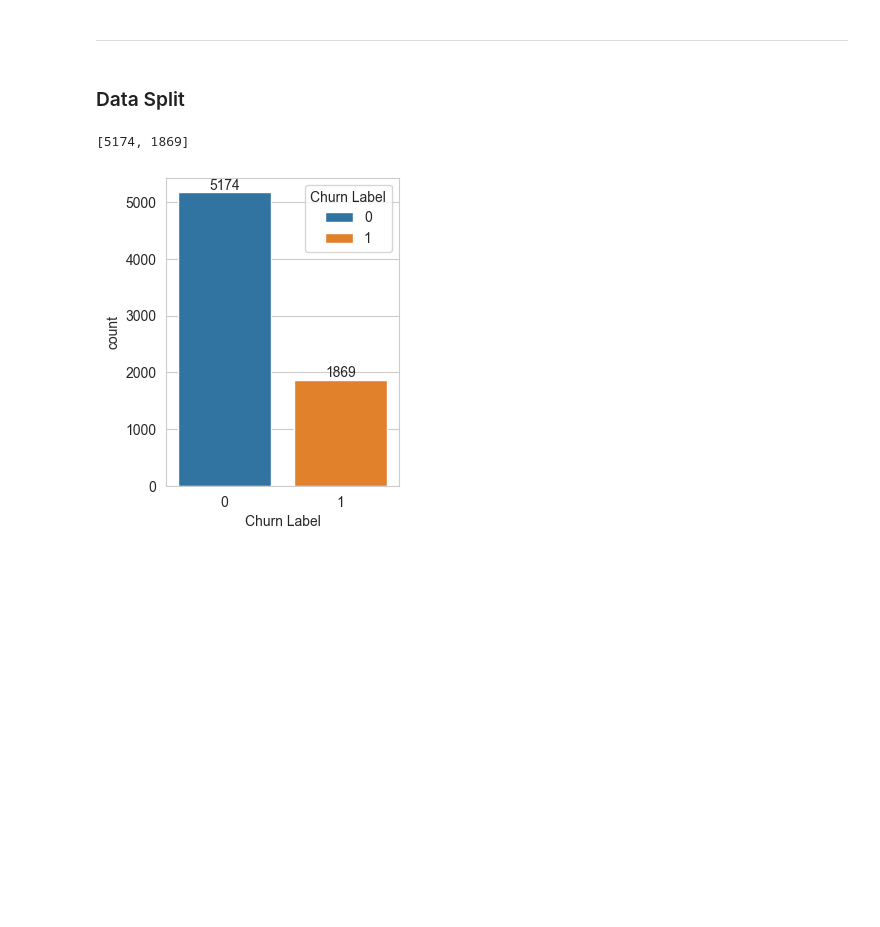
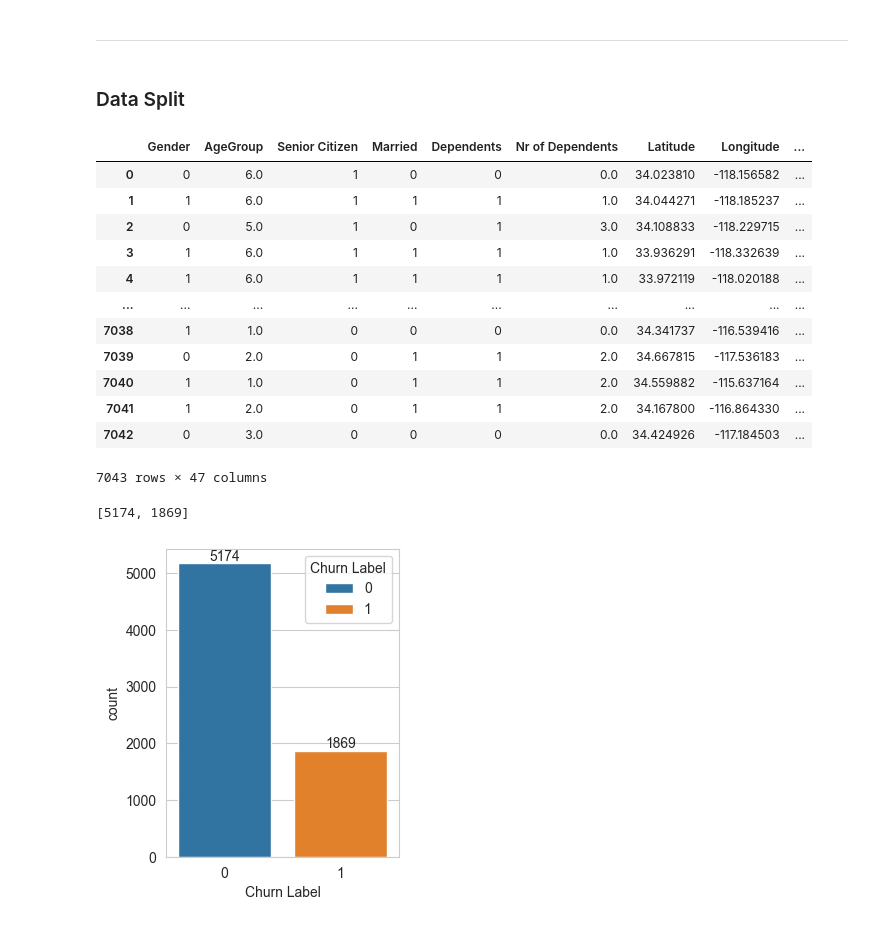
Before and after one commit to HeteRai/telcom_customer_churn_project, a Jupyter notebook: telecomunications-customer-churn.ipynb, the cells around one changed output. Drawn from its saved outputs; the diff is of its cells as text; code cells hidden in the pictures; blank space fills up the shorter version.

```diff
--- a/telecomunications-customer-churn.ipynb
+++ b/telecomunications-customer-churn.ipynb
@@ -4644,6 +4658,22 @@ __________________
 # %%
 X = telco_final_df.drop('Churn Label', axis=1)
 y = telco_final_df['Churn Label']
+# %%
+X
+# %% [output]
+|  | Gender | AgeGroup | Senior Citizen | Married | Dependents | Nr of Dependents | Latitude | Longitude | ... |
+| 0 | 0 | 6.0 | 1 | 0 | 0 | 0.0 | 34.023810 | -118.156582 | ... |
+| 1 | 1 | 6.0 | 1 | 1 | 1 | 1.0 | 34.044271 | -118.185237 | ... |
+| 2 | 0 | 5.0 | 1 | 0 | 1 | 3.0 | 34.108833 | -118.229715 | ... |
+| 3 | 1 | 6.0 | 1 | 1 | 1 | 1.0 | 33.936291 | -118.332639 | ... |
+| 4 | 1 | 6.0 | 1 | 1 | 1 | 1.0 | 33.972119 | -118.020188 | ... |
+| ... | ... | ... | ... | ... | ... | ... | ... | ... | ... |
+| 7038 | 1 | 1.0 | 0 | 0 | 0 | 0.0 | 34.341737 | -116.539416 | ... |
+| 7039 | 0 | 2.0 | 0 | 1 | 1 | 2.0 | 34.667815 | -117.536183 | ... |
+| 7040 | 1 | 1.0 | 0 | 1 | 1 | 2.0 | 34.559882 | -115.637164 | ... |
+| 7041 | 1 | 2.0 | 0 | 1 | 1 | 2.0 | 34.167800 | -116.864330 | ... |
+| 7042 | 0 | 3.0 | 0 | 0 | 0 | 0.0 | 34.424926 | -117.184503 | ... |
+7043 rows × 47 columns
 # %%
 import plotly.express as px
 # %%
```
Also changed, not shown: parts of 31 cells of this notebook.
